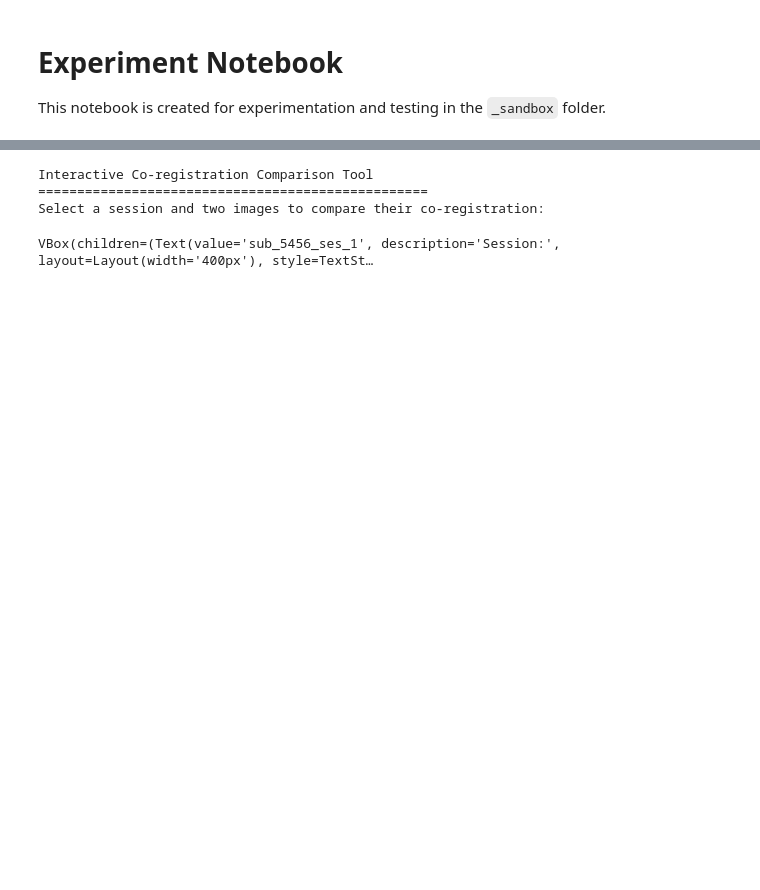
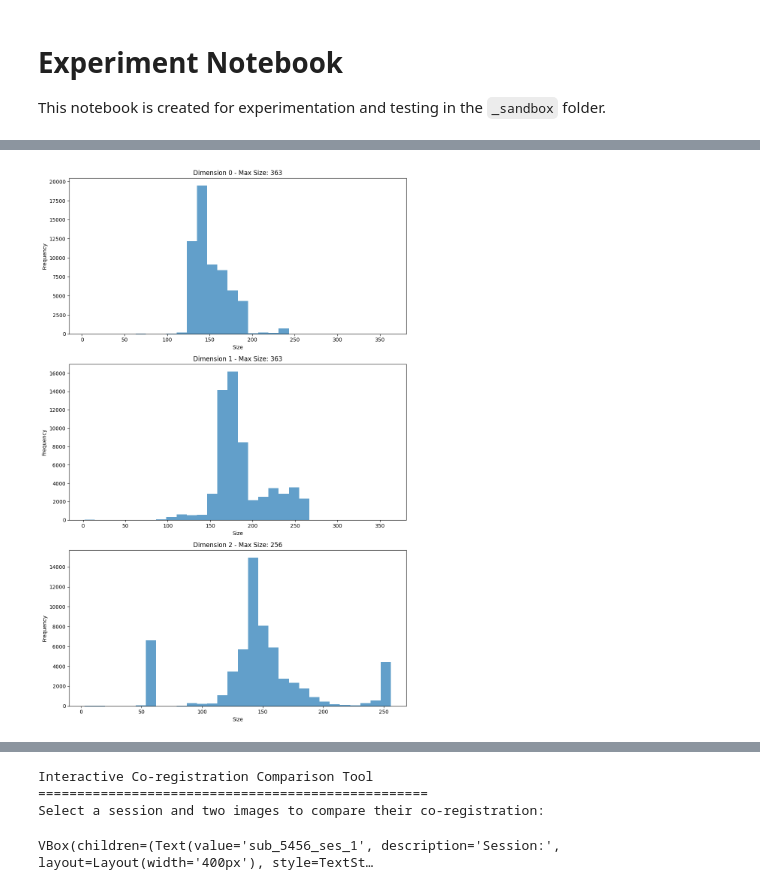
Before and after one commit to BraveDistribution/baseline-codebase, a Jupyter notebook: src/data/_sandbox/data_analysis.ipynb, the cells around one changed output, grey strips where cells are left out. Cells and saved outputs as stored; diff of their text form; code cells hidden in the pictures; blank space fills up the shorter version.

```diff
--- a/src/data/_sandbox/data_analysis.ipynb
+++ b/src/data/_sandbox/data_analysis.ipynb
@@ -42,0 +40,54 @@ Random .npy samples and their dimensions:
+# %%
+# Give me histogrms of sizes in each dimension of all samples in `samples_dir` with possibility to exclude some cases
+from collections import defaultdict
+
+# Function to add exclusions based on patterns
+def add_exclusions(exclusion_list, patterns):
+    for pattern in patterns:
+        exclusion_list.append(pattern)
+    return exclusion_list
+
+# Function to analyze sample dimensions
+def analyze_sample_dimensions(exclusion_list=None):
+    if exclusion_list is None:
+        exclusion_list = []
+
+    sample_data = defaultdict(list)
+    max_samples = defaultdict(int)
+
+    for file in os.listdir(samples_dir):
+        if file.endswith('.pkl') and file not in exclusion_list:
+            with open(os.path.join(samples_dir, file), 'rb') as f:
+                data = pickle.load(f)
+                new_size = data.get('new_size', None)
+                if new_size:
+                    for dim, size in enumerate(new_size):
+                        sample_data[dim].append(size)
+                        max_samples[dim] = max(max_samples[dim], size)
+
+    return sample_data, max_samples
+
+# draw histograms for each dimension
+import matplotlib.pyplot as plt
+def draw_histograms(sample_data, max_samples):
+    num_dimensions = len(sample_data)
+    fig, axes = plt.subplots(num_dimensions, 1, figsize=(10, 5 * num_dimensions))
+
+    for dim in range(num_dimensions):
+        axes[dim].hist(sample_data[dim], bins=30, alpha=0.7)
+        axes[dim].set_title(f'Dimension {dim} - Max Size: {max_samples[dim]}')
+        axes[dim].set_xlabel('Size')
+        axes[dim].set_ylabel('Frequency')
+
+    plt.tight_layout()
+    plt.show()
+
+# run analysis and draw histograms
+custom_exclusions = [
+    # "sub_9147_ses_2_dwi.pkl",
+    # "sub_8084_ses_1_t1.pkl"
+]
+sample_data, max_samples = analyze_sample_dimensions(exclusion_list=custom_exclusions)
+draw_histograms(sample_data, max_samples)
+# %% [output]
+[figure, added]
```
Also changed, not shown: parts of 6 cells of this notebook, 27 other files.
